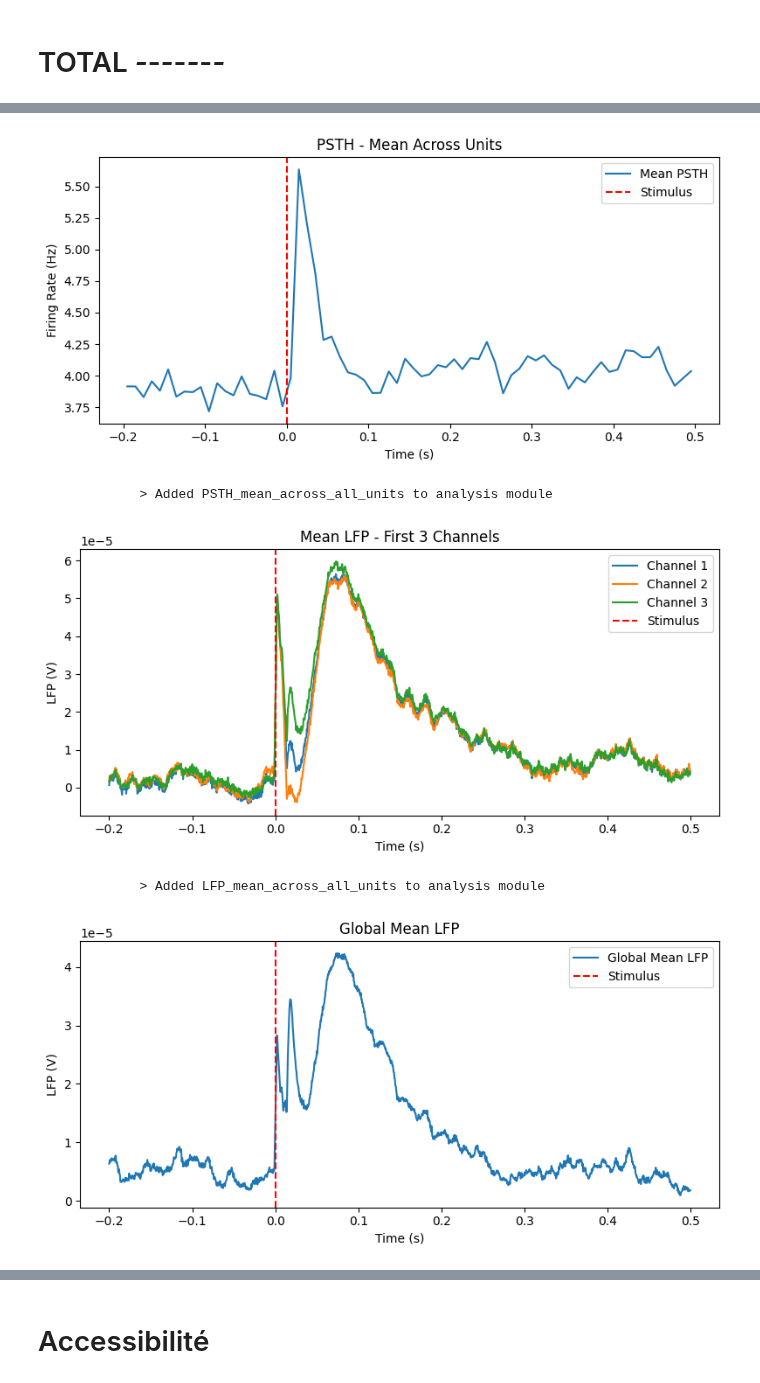
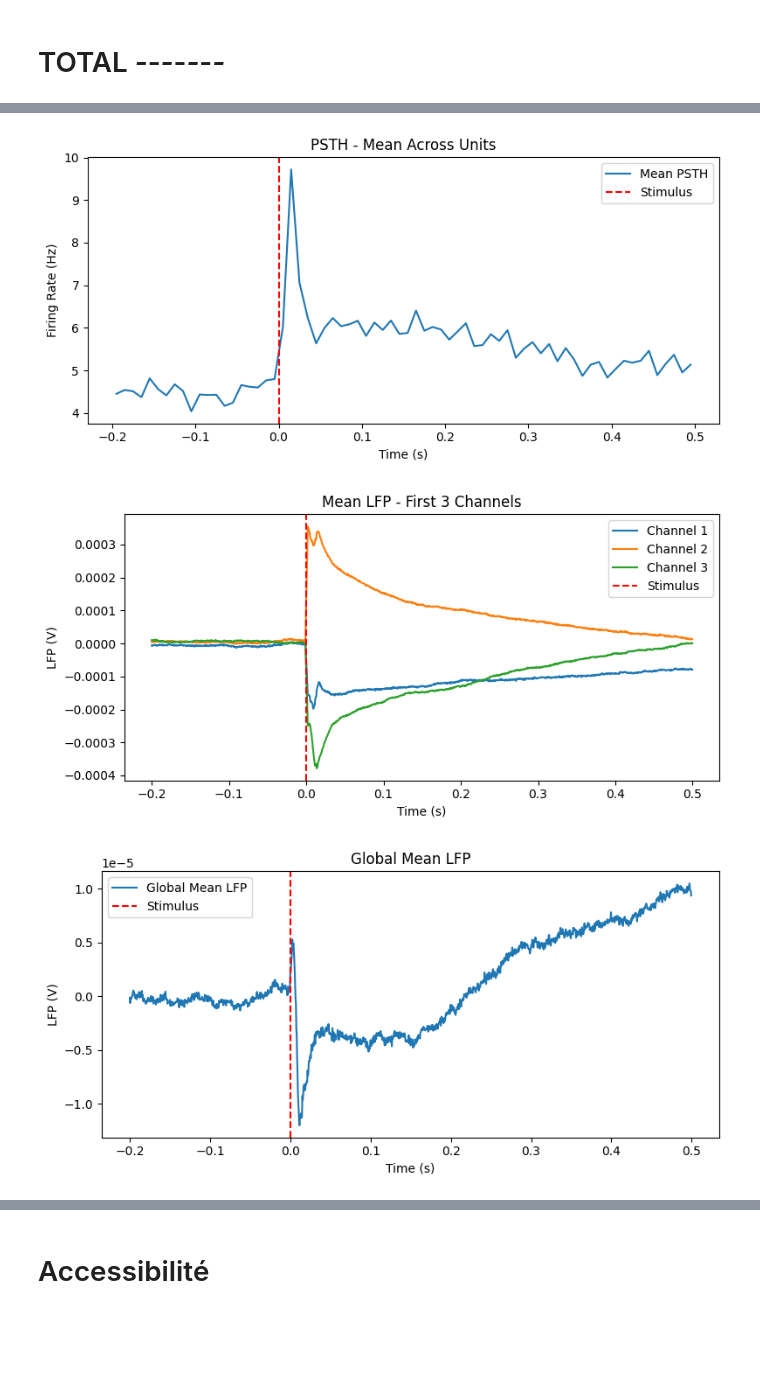
Before and after one commit to loris-fab/NWB_converter_AN, a Jupyter notebook: LO_NWB_conversion_an.ipynb, the cells around one changed output, grey strips where cells are left out. Saved outputs shown, nothing was run; the diff lists cells and outputs as text; code cells hidden in the pictures; blank space fills up the shorter version.

```diff
--- a/LO_NWB_conversion_an.ipynb
+++ b/LO_NWB_conversion_an.ipynb
@@ -217,7 +217,7 @@ except IndexError:
  # TOTAL _-_-_-_-_-_-_-_
 # %%
 
-filename = "data/mouse_anastasia/WnonR/AO081_20210505.mat" # Chemin vers le fichier .mat
+filename = "/Users/lorisfabbro/Desktop/Divers/LSENS/NWB_converter_AN/NWB_converter_AN/data/mouse_anastasia/WR/AO027_20181101.mat" # Chemin vers le fichier .mat
 importlib.reload(convert_to_nwb_for_AO)
 nwb_path = convert_to_nwb_for_AO.convert_data_to_nwb_an(mat_file=filename, output_folder="data")
 # %% [output]
@@ -244,5 +241,3 @@ Le bloc 2 est vide.
-[figure, old version]
+[figure, new version]
-             > Added PSTH_mean_across_all_units to analysis module
-[figure, old version]
+[figure, new version]
-             > Added LFP_mean_across_all_units to analysis module
-[figure, old version]
+[figure, new version]
```
Also changed, not shown: parts of 6 cells of this notebook, 6 other files.
